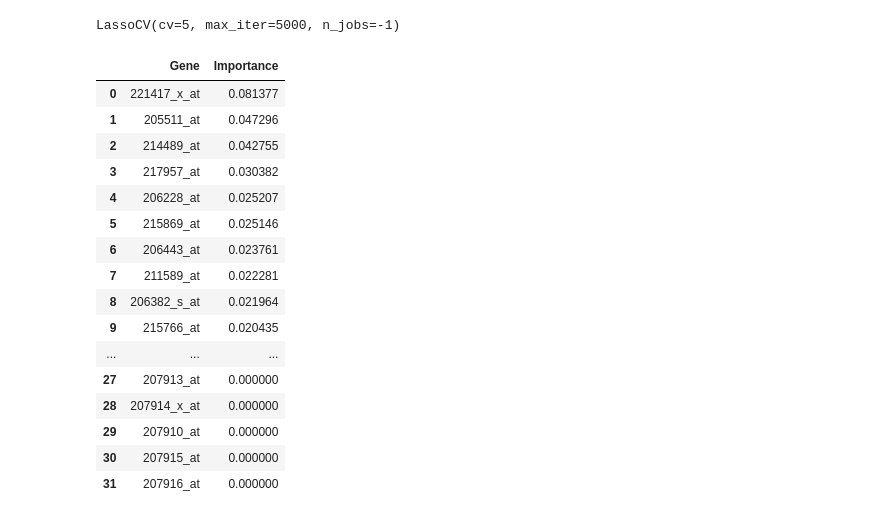
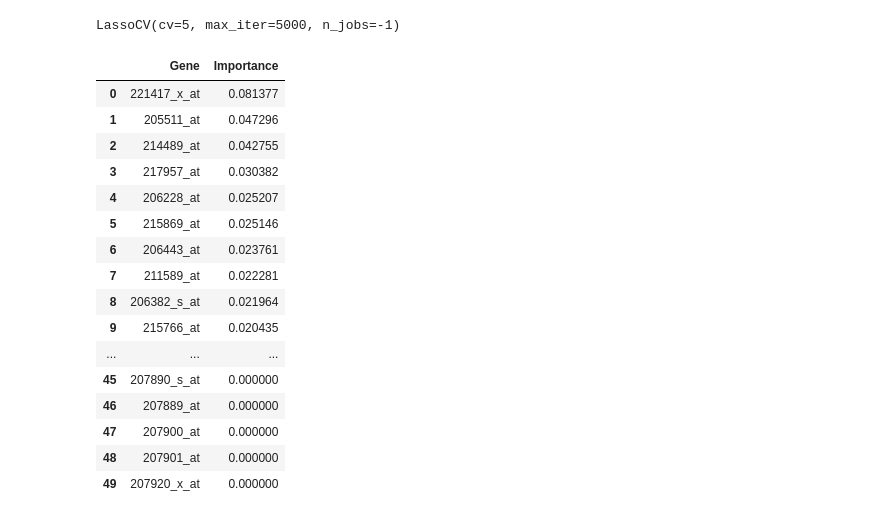
Before and after one commit to sreyadattagupta/Disease-Prediction-Using-Gene-Expression-Data, a Jupyter notebook: dataset.ipynb, the cells around one changed output. Drawn from its saved outputs; the diff is of its cells as text; code cells hidden in the pictures.

```diff
--- a/dataset.ipynb
+++ b/dataset.ipynb
@@ -137,34 +137,34 @@ LassoCV(cv=5, max_iter=5000, n_jobs=-1)
 # %%
 import pandas as pd
 import numpy as np
 
 importance = np.abs(lasso.coef_)
 genes = X.columns
 
-top_idx = np.argsort(importance)[::-1][:32]
+top_idx = np.argsort(importance)[::-1][:50]
 
 top32 = pd.DataFrame({
     "Gene": genes[top_idx],
     "Importance": importance[top_idx]
 }).sort_values("Importance", ascending=False)
 
 top32
 # %% [output]
 |  | Gene | Importance |
 | 0 | 221417_x_at | 0.081377 |
 | 1 | 205511_at | 0.047296 |
 | 2 | 214489_at | 0.042755 |
 | 3 | 217957_at | 0.030382 |
 | 4 | 206228_at | 0.025207 |
 | 5 | 215869_at | 0.025146 |
 | 6 | 206443_at | 0.023761 |
 | 7 | 211589_at | 0.022281 |
 | 8 | 206382_s_at | 0.021964 |
 | 9 | 215766_at | 0.020435 |
 | ... | ... | ... |
-| 27 | 207913_at | 0.000000 |
-| 28 | 207914_x_at | 0.000000 |
-| 29 | 207910_at | 0.000000 |
-| 30 | 207915_at | 0.000000 |
-| 31 | 207916_at | 0.000000 |
+| 45 | 207890_s_at | 0.000000 |
+| 46 | 207889_at | 0.000000 |
+| 47 | 207900_at | 0.000000 |
+| 48 | 207901_at | 0.000000 |
+| 49 | 207920_x_at | 0.000000 |
 # %%
```
Also changed, not shown: parts of 1 cell of this notebook, 1 other file.
